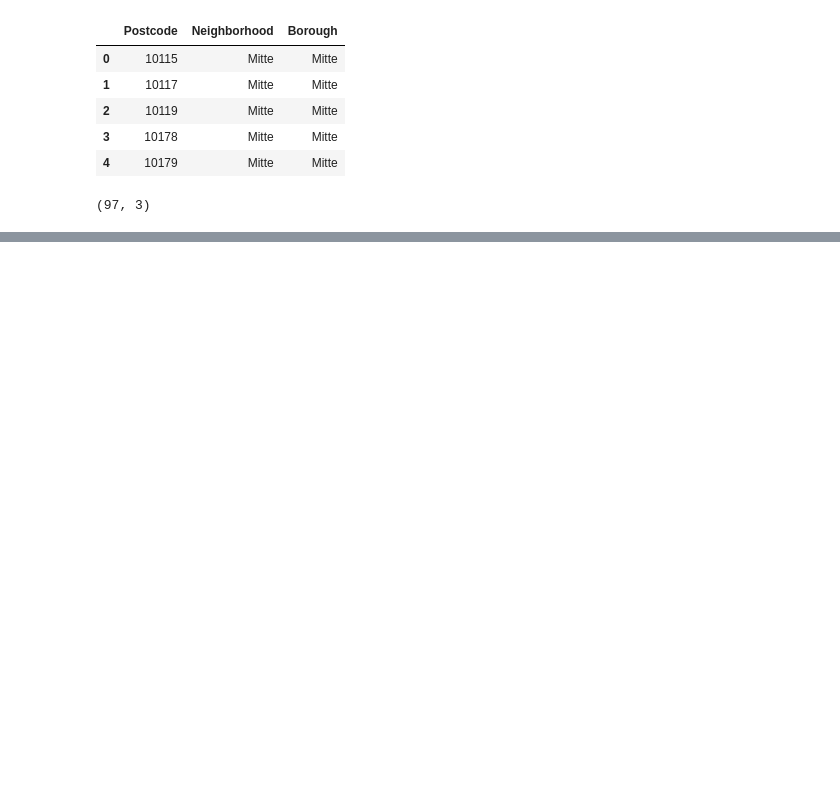
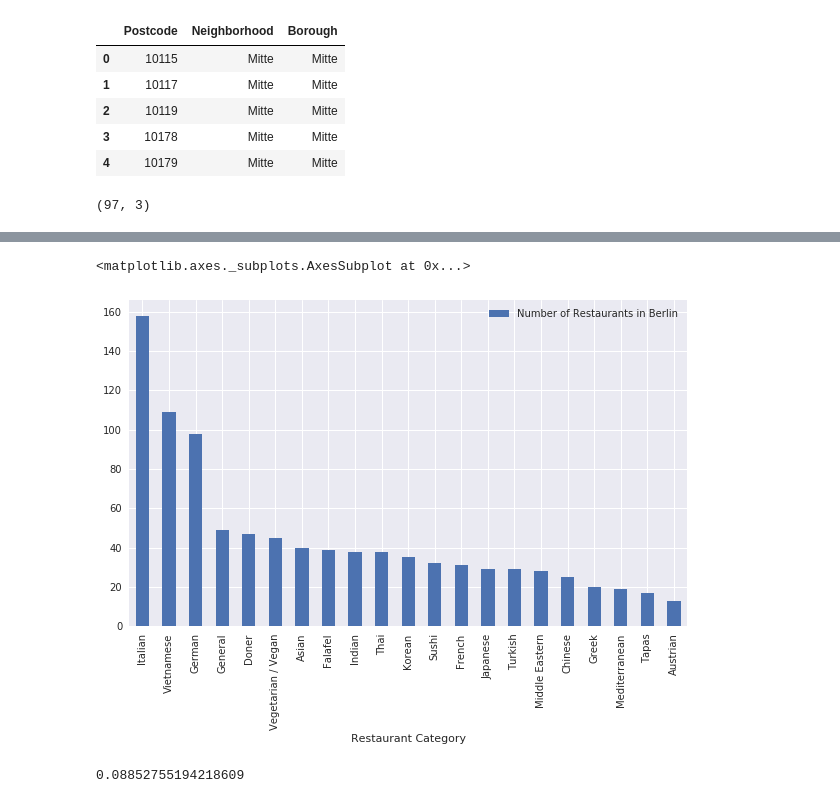
Before and after one commit to etk70182/berlin_restaurants, a Jupyter notebook: Untitled.ipynb, the cells around one changed output, grey strips where cells are left out. Saved outputs shown, nothing was run; the diff lists cells and outputs as text; code cells hidden in the pictures; blank space fills up the shorter version.

```diff
--- a/Untitled.ipynb
+++ b/Untitled.ipynb
@@ -40,0 +160,2 @@ df.shape
+# %%
+results = requests.get(url).json()
@@ -40,0 +201,25 @@ df.shape
+# %%
+# create map of Berlin using latitude and longitude values
+map_berlin = folium.Map(location=[berlin_latitude, berlin_longitude], zoom_start=12)
+
+# add neighborhood markers to map
+for lat, lng, neighborhood, borough in zip(berlin_data['Latitude'], berlin_data['Longitude'], berlin_data['Neighborhood'], berlin_data['Borough']):
+    label = folium.Popup(neighborhood, parse_html=True)
+    folium.CircleMarker(
+        [lat, lng],
+        radius=5,
+        popup=label,
+        color='black',
+        fill=True,
+        fill_color=col_dict[borough],
+        fill_opacity=0.7,
+        parse_html=False).add_to(map_berlin)
+
+# add restaurants markers to map
+for lat, lng, name in zip(nearby_restaurants['lat'], nearby_restaurants['lng'], nearby_restaurants['name']):
+    label = folium.Popup(name, parse_html=True)
+    folium.Marker(
+        [lat, lng],
+        popup=label).add_to(map_berlin)
+
+map_berlin
@@ -40,0 +269,6 @@ df.shape
+# %%
+berlin_restaurants = getNearbyRestaurants(postcodes=berlin_data['Postcode'],
+                                   latitudes=berlin_data['Latitude'],
+                                   longitudes=berlin_data['Longitude'],
+                                   boroughs=berlin_data['Borough']
+                                  )
@@ -40,0 +341,7 @@ df.shape
+# %%
+cuisine_df = berlin_restaurants.groupby('Restaurant Category')['Restaurant Category'].count().reset_index(name='Number of Restaurants in Berlin').sort_values(by='Number of Restaurants in Berlin', ascending=False)
+cuisine_df.reset_index(drop=True, inplace=True)
+cuisine_df['Restaurant Category'] = cuisine_df['Restaurant Category'].str.replace('Restaurant', '')
+cuisine_df['Restaurant Category'] = cuisine_df['Restaurant Category'].str.strip()
+cuisine_df.loc[cuisine_df[cuisine_df['Restaurant Category'] == ''].index, 'Restaurant Category'] = 'General'
+cuisine_df.head(20)
@@ -40,0 +366,9 @@ df.shape
+# %%
+cuisine_df.loc[:20].plot(kind='bar', x='Restaurant Category', figsize=(10,6))
+# %% [output]
+<matplotlib.axes._subplots.AxesSubplot at 0x...>
+[figure, added]
+# %%
+98.0/cuisine_df['Number of Restaurants in Berlin'].sum()
+# %% [output]
+0.08852755194218609
```
Also changed, not shown: parts of 37 cells of this notebook.
